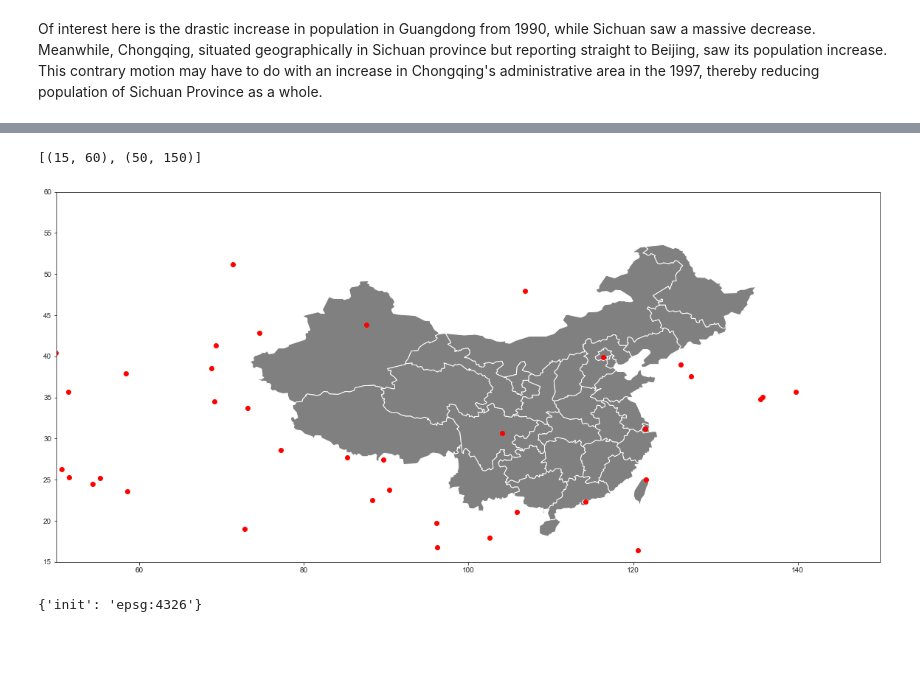
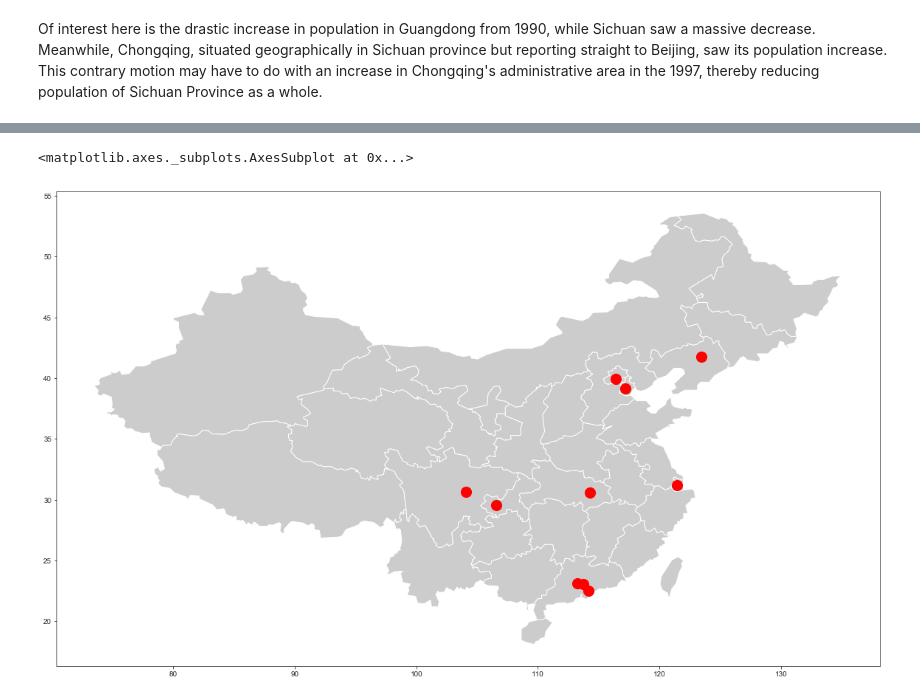
Before and after one commit to simprism/china-population-map, a Jupyter notebook: china-map.ipynb, the cells around one changed output, grey strips where cells are left out. Cells and saved outputs as stored; diff of their text form; code cells hidden in the pictures; blank space fills up the shorter version.

Commit message:
added city plots

```diff
--- a/china-map.ipynb
+++ b/china-map.ipynb
@@ -213,0 +216,3 @@ df_cities.head()
+# %%
+city_position = city_position.iloc[0:10, :]
+city_position.head()
@@ -214,11 +237,12 @@ df_cities.head()
+# %%
+city_position['lat'] = city_position['lat'].astype(float)
+# %%
+city_position['lng'] = city_position['lng'].astype(float)
+# %%
+city_position['geometry'] = gpd.points_from_xy(city_position.lng, city_position.lat)
 # %%
-ax = df_places.plot(color='gray')
-df_cities.plot(ax=ax, color='red')
-ax.set(xlim=([50, 150]), ylim=([15, 60]))
+ax = df_places.plot(color='0.8')
+city_position['geometry'].plot(ax=ax, color='red', markersize=200)
 # %% [output]
-[(15, 60), (50, 150)]
+<matplotlib.axes._subplots.AxesSubplot at 0x...>
-[figure, old version]
+[figure, new version]
-# %%
-df_places.crs
-# %% [output]
-{'init': 'epsg:4326'}
```
Also changed, not shown: parts of 9 cells of this notebook.
